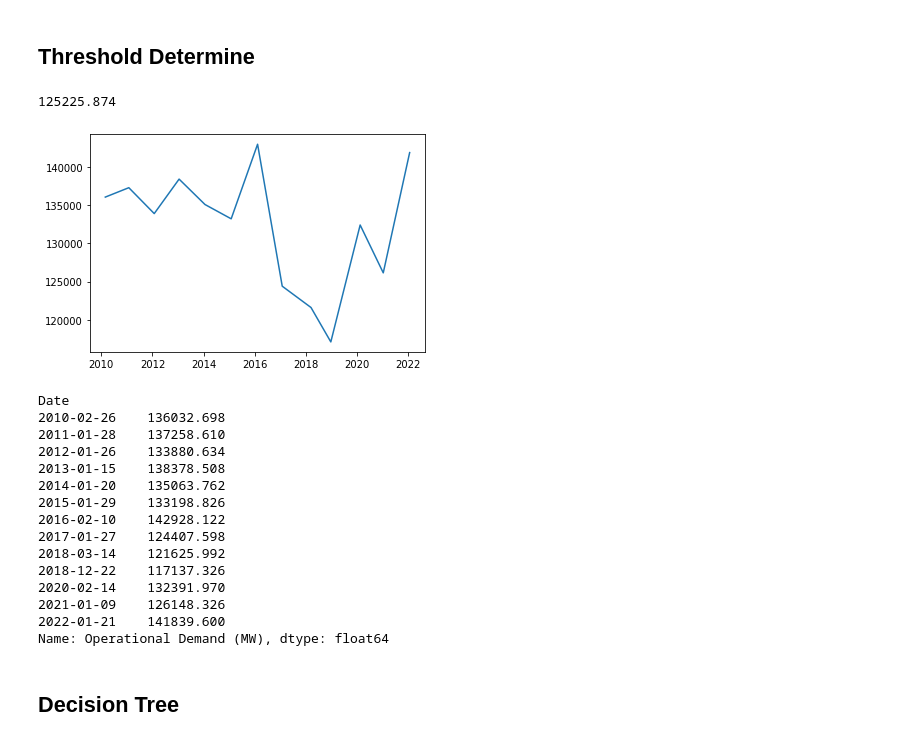
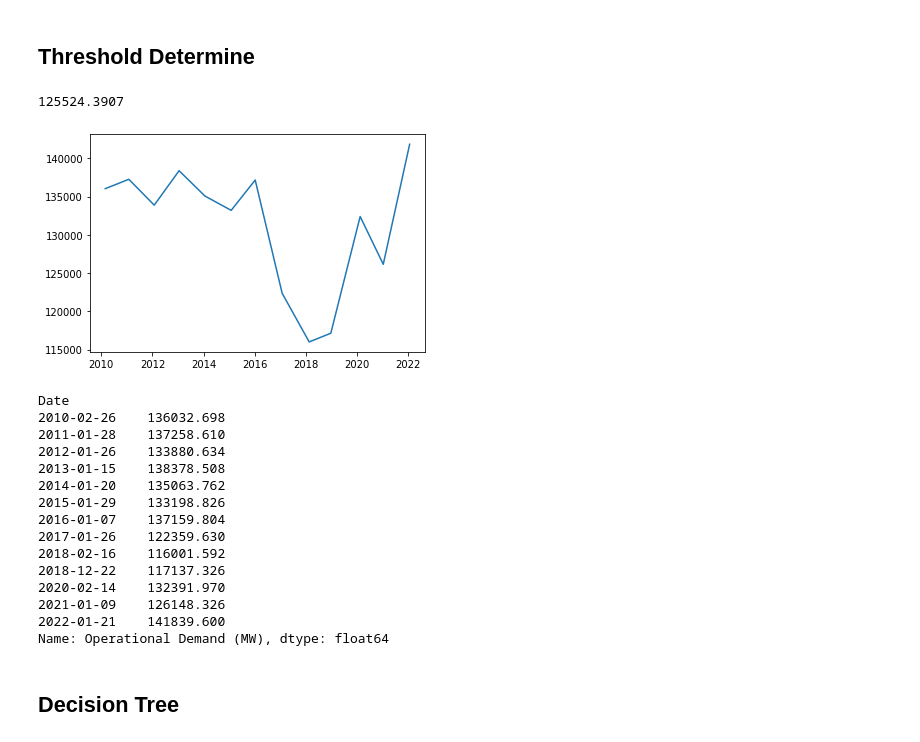
Before and after one commit to UWADSCapstoneUnit/Energy-Usage-Prediction-Project, a Jupyter notebook: Zheyu/Model/BOM/BOM_model.ipynb, the cells around one changed output. Cells and saved outputs as stored; diff of their text form; code cells hidden in the pictures.

Commit message:
Change threshold into 95% of last summer

```diff
--- a/Zheyu/Model/BOM/BOM_model.ipynb
+++ b/Zheyu/Model/BOM/BOM_model.ipynb
@@ -116,23 +116,23 @@ def ModelScore(true,predict):
 # %%
 new_df_summer = pd.DataFrame()
 for i in range(2009,2022):
     s0 = str(i) + '-12-01'
-    s1 = str(i+1) + '-04-01'
+    s1 = str(i+1) + '-03-01'
     df_summer = model_df[(model_df.index >= s0) & (s1 > model_df.index)]
     order_table = df_summer.sort_values('Operational Demand (MW)',ascending=False)
     nr = order_table[3:4]
     new_df_summer = pd.concat((new_df_summer,nr))
 od = new_df_summer['Operational Demand (MW)']
 plt.plot(od.index,od)
-year_choose = 3 # number of year we choose to get the average threshold
-ave_threshold = sum(od[-4:-1])/year_choose
+# year_choose = 3 # number of year we choose to get the average threshold
+# ave_threshold = sum(od[-4:-1])/year_choose
 # ave_threshold= sum(od[:-1])/len(od[:-1]) # average of lowest of peak4 of all previous summers
-# df_summer = model_df[(model_df.index >= '2020-12-01') & ('2021-03-31' > model_df.index)] # 95% of last summer as threshold
-# ave_threshold = np.percentile(df_summer['Operational Demand (MW)'],95)
+df_summer = model_df[(model_df.index >= '2020-12-01') & ('2021-03-01' > model_df.index)] # 95% of last summer as threshold
+ave_threshold = np.percentile(df_summer['Operational Demand (MW)'],95)
 ave_threshold
 # %% [output]
-125225.874
+125524.3907
-[figure, old version]
+[figure, new version]
 # %%
 od
 # %% [output]
@@ -143,9 +143,9 @@ Date
 2013-01-15    138378.508
 2014-01-20    135063.762
 2015-01-29    133198.826
-2016-02-10    142928.122
-2017-01-27    124407.598
-2018-03-14    121625.992
+2016-01-07    137159.804
+2017-01-26    122359.630
+2018-02-16    116001.592
 2018-12-22    117137.326
 2020-02-14    132391.970
 2021-01-09    126148.326
```
Also changed, not shown: parts of 14 cells of this notebook.
